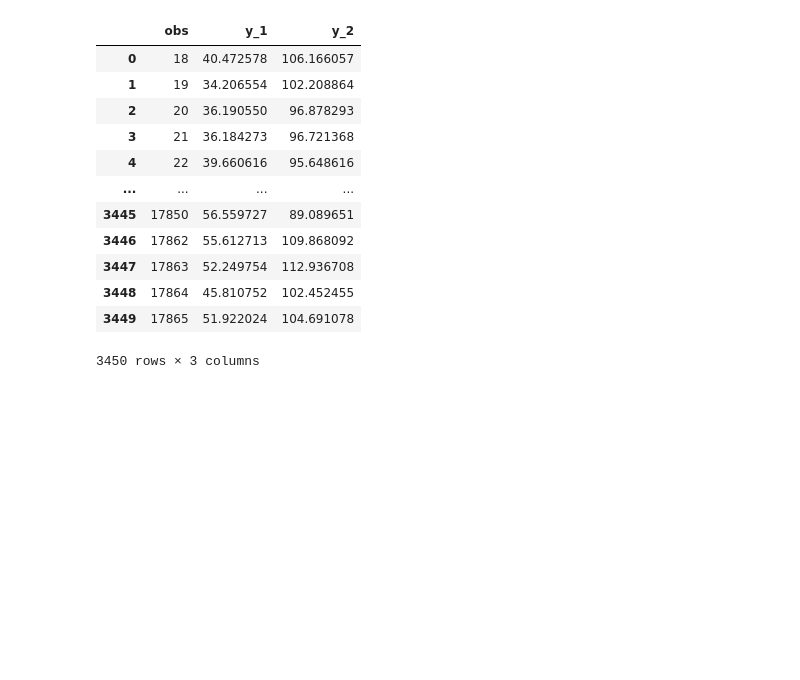
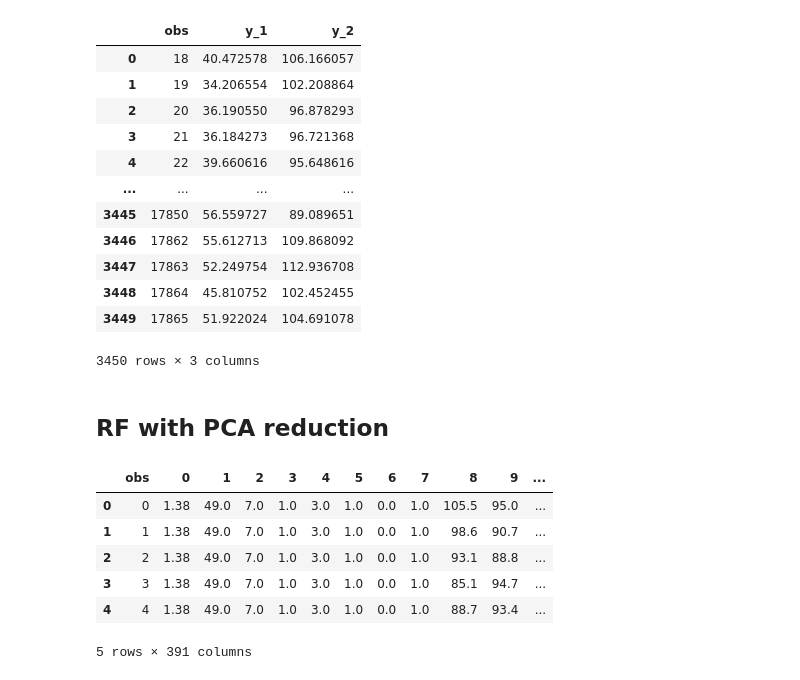
Before and after one commit to cyab05/advanced_ml_project, a Jupyter notebook: connor_random_forest.ipynb, the cells around one changed output. Drawn from its saved outputs; the diff is of its cells as text; code cells hidden in the pictures; blank space fills up the shorter version.

```diff
--- a/connor_random_forest.ipynb
+++ b/connor_random_forest.ipynb
@@ -162,3 +162,5 @@ pred_df
 3450 rows × 3 columns
 # %%
 # pred_df.to_csv("rf_agg_submission_1.csv", index=False)
+# %% [markdown]
+## RF with PCA reduction
@@ -164,0 +179,10 @@ pred_df
+# %%
+X_train_flat.head()
+# %% [output]
+|  | obs | 0 | 1 | 2 | 3 | 4 | 5 | 6 | 7 | 8 | 9 | ... |
+| 0 | 0 | 1.38 | 49.0 | 7.0 | 1.0 | 3.0 | 1.0 | 0.0 | 1.0 | 105.5 | 95.0 | ... |
+| 1 | 1 | 1.38 | 49.0 | 7.0 | 1.0 | 3.0 | 1.0 | 0.0 | 1.0 | 98.6 | 90.7 | ... |
+| 2 | 2 | 1.38 | 49.0 | 7.0 | 1.0 | 3.0 | 1.0 | 0.0 | 1.0 | 93.1 | 88.8 | ... |
+| 3 | 3 | 1.38 | 49.0 | 7.0 | 1.0 | 3.0 | 1.0 | 0.0 | 1.0 | 85.1 | 94.7 | ... |
+| 4 | 4 | 1.38 | 49.0 | 7.0 | 1.0 | 3.0 | 1.0 | 0.0 | 1.0 | 88.7 | 93.4 | ... |
+5 rows × 391 columns
```
Also changed, not shown: parts of 14 cells of this notebook.
